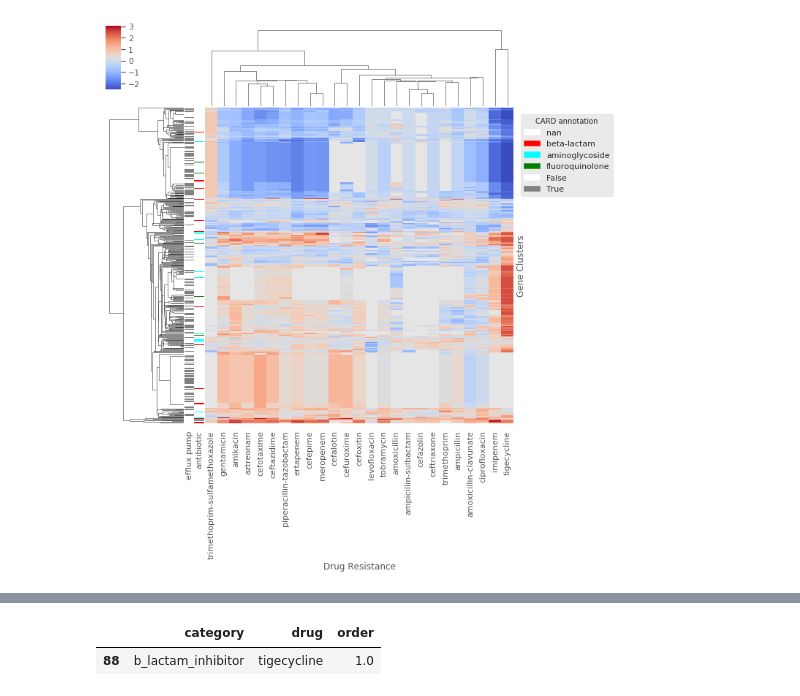
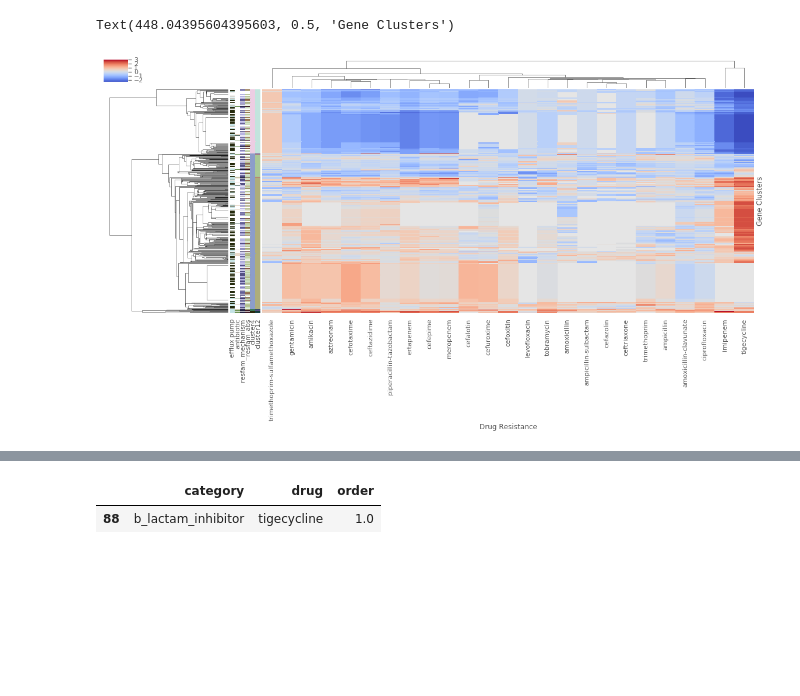
Before and after one commit to algaebrown/resistanceExp, a Jupyter notebook: visualization/20190716_phenotype_clusters-corrected odds and more drug.ipynb, the cells around one changed output, grey strips where cells are left out. Cells and saved outputs as stored; diff of their text form; code cells hidden in the pictures; blank space fills up the shorter version.

```diff
--- a/visualization/20190716_phenotype_clusters-corrected odds and more drug.ipynb
+++ b/visualization/20190716_phenotype_clusters-corrected odds and more drug.ipynb
@@ -95,27 +49,56 @@ Index(['rRNA Methyltransferase', 'Aminoglycoside Modifying Enzyme',
+# %%
+# color coding
+import numpy as np
+import matplotlib.cm as cm
+
+def make_lut(series, start = 2, rot = 0):
+    '''
+    input data series, return color mapping dictionary
+    '''
+    labels = series.dropna().unique()
+    lut = dict(zip(set(labels), sns.cubehelix_palette(len(set(labels)), start = start, rot = rot))) # change l,s
+
+
+    return(lut, series.map(lut))
+
+def map_color_for_dataframe(df):
+
+    no_cols = df.shape[1]
+
+    # evenly distribute color around
+    rots = [-1 + i* 3/no_cols for i in range(no_cols)]
+    starts = [-1 + i* 3/no_cols for i in range(no_cols)]
+
+    color_df = pd.DataFrame(columns = df.columns, index = df.index)
+    luts = {}
+    r = 0
+    for col in df.columns:
+        lut, color = make_lut(df[col], rot = rots[r], start = starts[r])
+        color_df[col] = color
+        luts[col] = lut
+        r+=1
+    return(color_df, lut)
+# %%
+cdf, luts = map_color_for_dataframe(card_annotation)
 # %%
 import seaborn as sns; sns.set(color_codes=True)
 import numpy as np
 import matplotlib.pyplot as plt
 import matplotlib as mpl
 import numpy as np
 import math
 mpl.style.use("ggplot")
 # plot inline
 %matplotlib inline
 import matplotlib.patches as mpatches
 
 
-g = sns.clustermap(df, row_colors=card_annotation, cmap = 'coolwarm', yticklabels = False, mask = genotype_odds.isnull(), method = 'centroid')
+g = sns.clustermap(df, row_colors=cdf, cmap = 'coolwarm', yticklabels = False ,mask = genotype_odds.isnull(), method = 'centroid', figsize = (20,8))
 
 # ADDED: Remove labels.
 ax = g.ax_heatmap
 ax.set_xlabel("Drug Resistance")
 ax.set_ylabel("Gene Clusters")
-
-legend_card = [mpatches.Patch(color=lut[c],label=c) for c in lut.keys()]
-legend_efflux = [mpatches.Patch(color=lut2[c],label=c) for c in lut2.keys()]
-legend_TN = legend_card + legend_efflux
-l2=g.ax_heatmap.legend(loc='center left',bbox_to_anchor=(1.01,0.85),handles=legend_TN,frameon=True)
-l2.set_title(title='CARD annotation',prop={'size':10})
 # %% [output]
+Text(448.04395604395603, 0.5, 'Gene Clusters')
-[figure, old version]
+[figure, new version]
```
Also changed, not shown: parts of 18 cells of this notebook, 8 other files.
